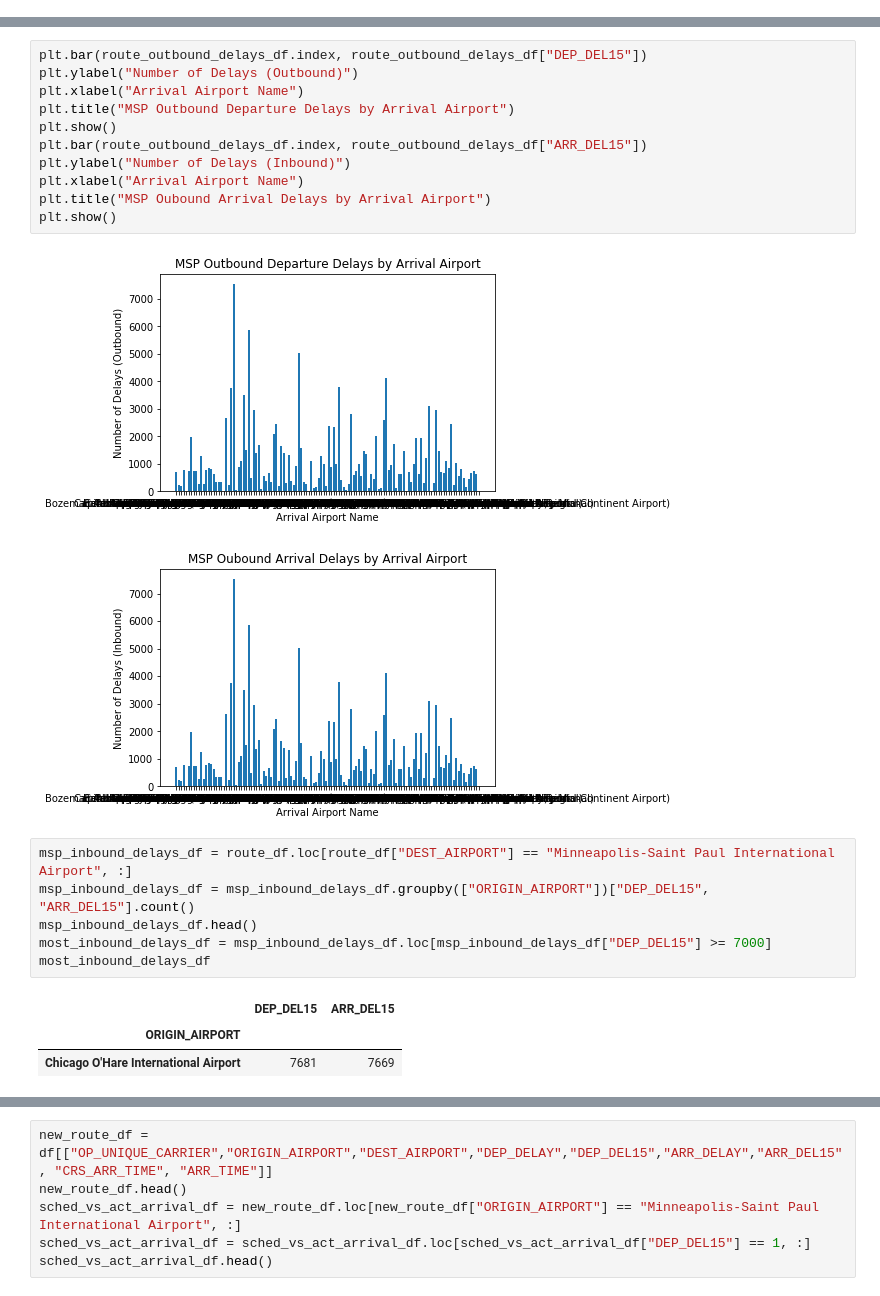
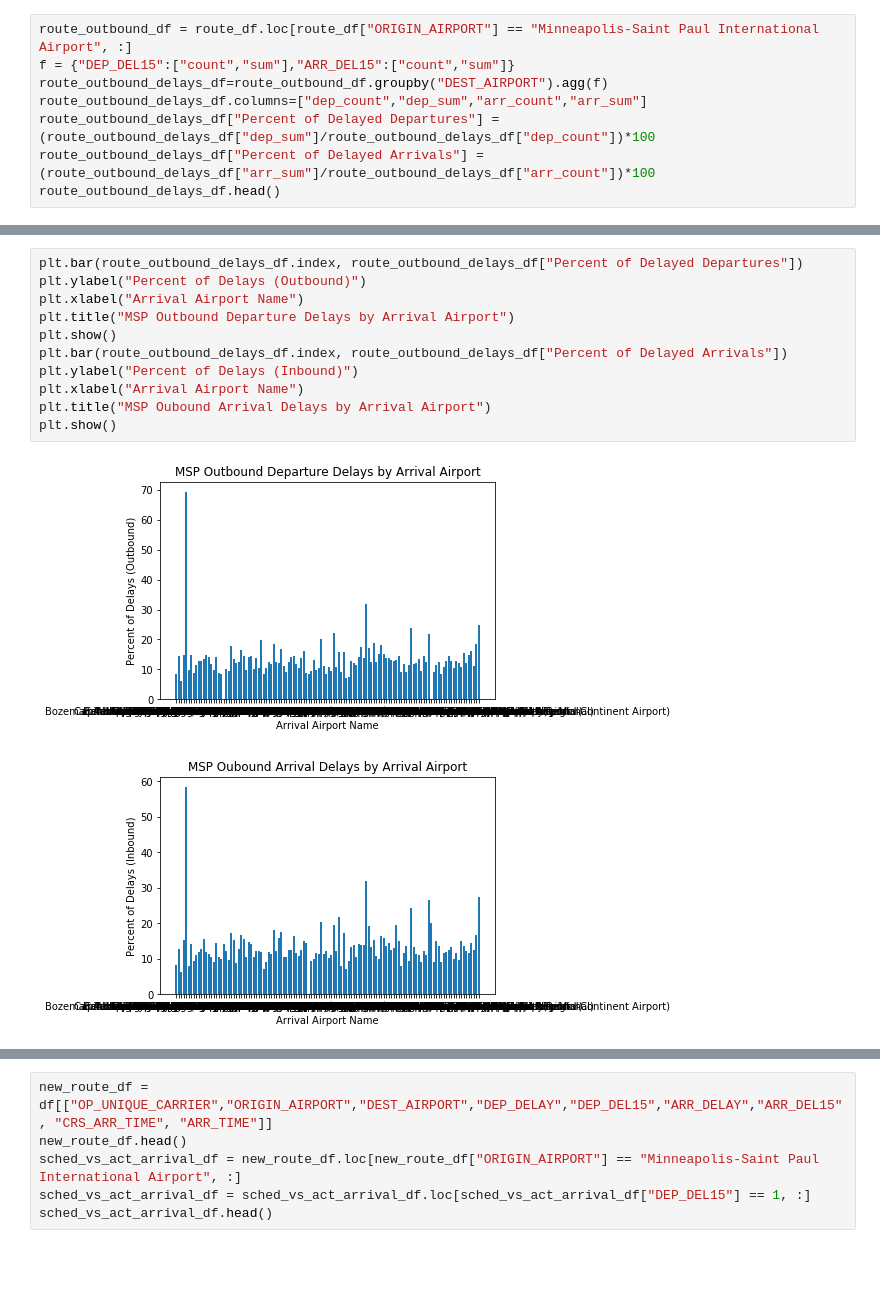
Before and after one commit to HWspam/Delorean, a Jupyter notebook: Delay_by_Airport.ipynb, the cells around one changed output, grey strips where cells are left out. Saved outputs shown, nothing was run; the diff lists cells and outputs as text; blank space fills up the shorter version.

Commit message:
Updates to route charts based on percent

```diff
--- a/Delay_by_Airport.ipynb
+++ b/Delay_by_Airport.ipynb
@@ -26,0 +17,8 @@ most_outbound_delays_df
+# %%
+route_outbound_df = route_df.loc[route_df["ORIGIN_AIRPORT"] == "Minneapolis-Saint Paul International Airport", :]
+f = {"DEP_DEL15":["count","sum"],"ARR_DEL15":["count","sum"]}
+route_outbound_delays_df=route_outbound_df.groupby("DEST_AIRPORT").agg(f)
+route_outbound_delays_df.columns=["dep_count","dep_sum","arr_count","arr_sum"]
+route_outbound_delays_df["Percent of Delayed Departures"] = (route_outbound_delays_df["dep_sum"]/route_outbound_delays_df["dep_count"])*100
+route_outbound_delays_df["Percent of Delayed Arrivals"] = (route_outbound_delays_df["arr_sum"]/route_outbound_delays_df["arr_count"])*100
+route_outbound_delays_df.head()
@@ -27,24 +33,14 @@ most_outbound_delays_df
 # %%
-plt.bar(route_outbound_delays_df.index, route_outbound_delays_df["DEP_DEL15"])
-plt.ylabel("Number of Delays (Outbound)")
+plt.bar(route_outbound_delays_df.index, route_outbound_delays_df["Percent of Delayed Departures"])
+plt.ylabel("Percent of Delays (Outbound)")
 plt.xlabel("Arrival Airport Name")
 plt.title("MSP Outbound Departure Delays by Arrival Airport")
 plt.show()
-plt.bar(route_outbound_delays_df.index, route_outbound_delays_df["ARR_DEL15"])
-plt.ylabel("Number of Delays (Inbound)")
+plt.bar(route_outbound_delays_df.index, route_outbound_delays_df["Percent of Delayed Arrivals"])
+plt.ylabel("Percent of Delays (Inbound)")
 plt.xlabel("Arrival Airport Name")
 plt.title("MSP Oubound Arrival Delays by Arrival Airport")
 plt.show()
 # %% [output]
-[figure, old version]
+[figure, new version]
-[figure, old version]
+[figure, new version]
-# %%
-msp_inbound_delays_df = route_df.loc[route_df["DEST_AIRPORT"] == "Minneapolis-Saint Paul International Airport", :]
-msp_inbound_delays_df = msp_inbound_delays_df.groupby(["ORIGIN_AIRPORT"])["DEP_DEL15", "ARR_DEL15"].count()
-msp_inbound_delays_df.head()
-most_inbound_delays_df = msp_inbound_delays_df.loc[msp_inbound_delays_df["DEP_DEL15"] >= 7000]
-most_inbound_delays_df
-# %% [output]
-|  | DEP_DEL15 | ARR_DEL15 |
-| ORIGIN_AIRPORT |  |  |
-| Chicago O'Hare International Airport | 7681 | 7669 |
```
Also changed, not shown: parts of 5 cells of this notebook.
